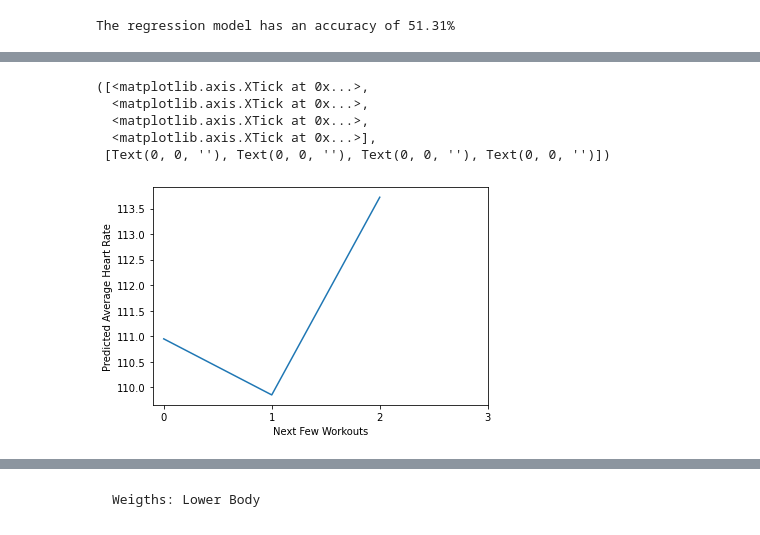
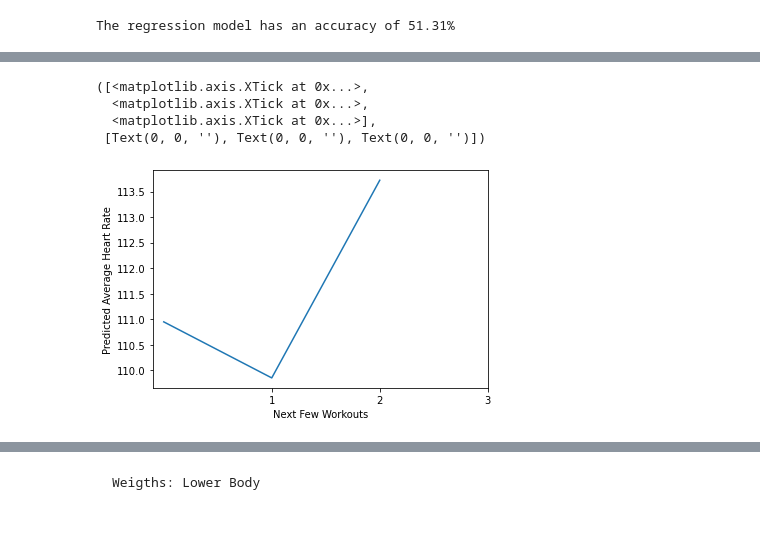
Before and after one commit to Leroez/Heart-Rate-Test, a Jupyter notebook: Project.ipynb, the cells around one changed output, grey strips where cells are left out. Saved outputs shown, nothing was run; the diff lists cells and outputs as text; code cells hidden in the pictures.

```diff
--- a/Project.ipynb
+++ b/Project.ipynb
@@ -207,20 +205,19 @@ Note: you may need to restart the kernel to use updated packages.
 # %%
 #plots the results
 plt.plot(pred)
 
 #changes the title for the x-axis
 plt.xlabel("Next Few Workouts")
 #changes the title for the y-axis
 plt.ylabel("Predicted Average Heart Rate")
 #adds the desired tick marks on the x=axis
-plt.xticks(np.arange(0, len(pred)+1, 1))
+plt.xticks(np.arange(1, len(pred)+1, 1))
 # %% [output]
 ([<matplotlib.axis.XTick at 0x...>,
   <matplotlib.axis.XTick at 0x...>,
-  <matplotlib.axis.XTick at 0x...>,
   <matplotlib.axis.XTick at 0x...>],
- [Text(0, 0, ''), Text(0, 0, ''), Text(0, 0, ''), Text(0, 0, '')])
+ [Text(0, 0, ''), Text(0, 0, ''), Text(0, 0, '')])
-[figure, old version]
+[figure, new version]
 # %%
 #Allows us to see evaluate the average hearts rate of pull workouts by filtering only those types
 WPL = HR_Test.loc[HR_Test['Type']=='Weights: Pull']
```
Also changed, not shown: parts of 11 cells of this notebook.
